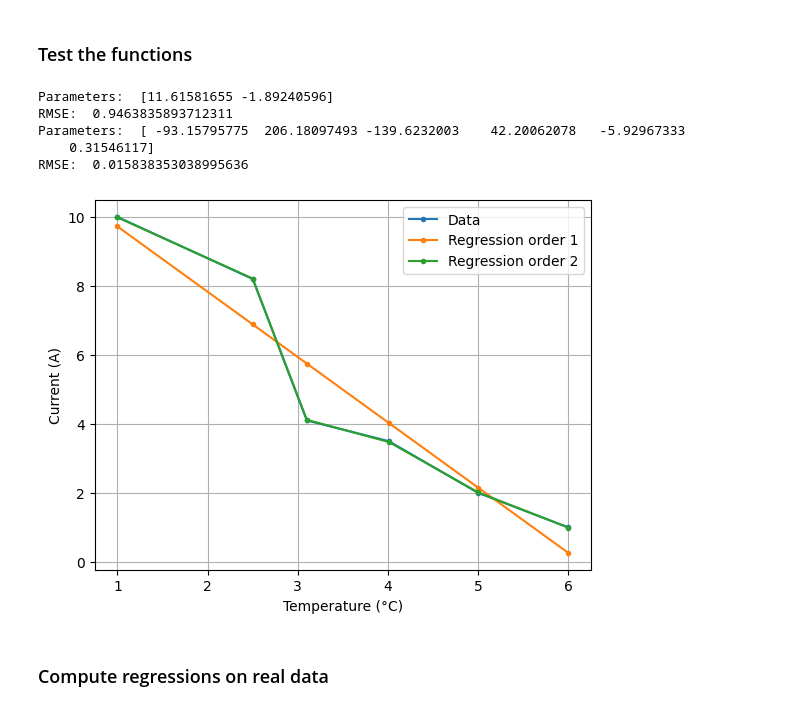
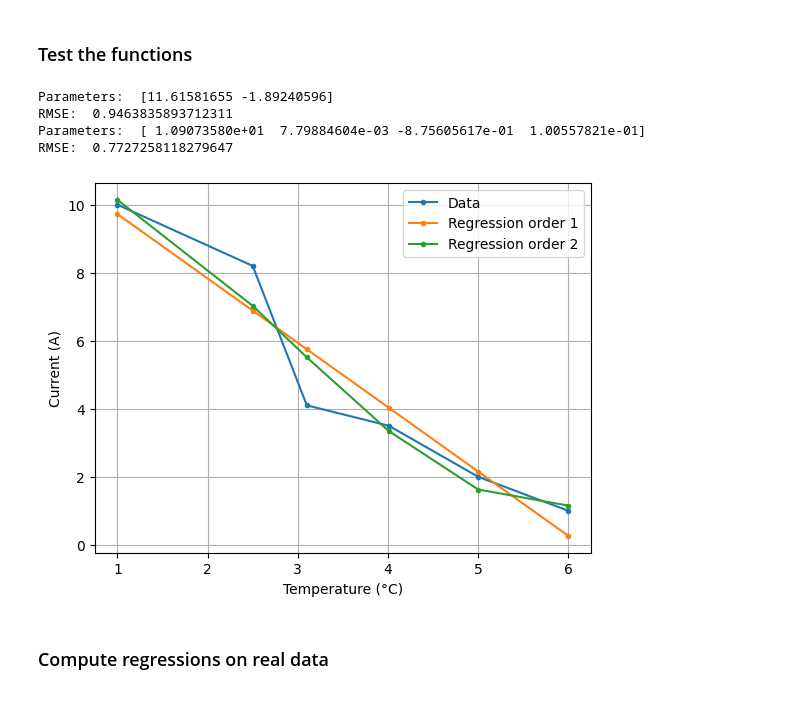
Before and after one commit to opatiny/predictiveMaintenance, a Jupyter notebook: src/notebooks/spindleCurrentVsTemperature.ipynb, the cells around one changed output. Saved outputs shown, nothing was run; the diff lists cells and outputs as text; code cells hidden in the pictures.

```diff
--- a/src/notebooks/spindleCurrentVsTemperature.ipynb
+++ b/src/notebooks/spindleCurrentVsTemperature.ipynb
@@ -404,16 +404,15 @@ def evalPolyReg(p: list, data: pd.DataFrame) -> pd.Series:
     """
     x = data.iloc[:, 0]
 
-    result = pd.Series(index=x.index, dtype=float)
-    result[:] = p[0] # offset
+    result = p[0] # the first parameter is the offset
     for i in range(1, len(p)):
         result += p[i] * x**i
     return result
 
 def errorFun(p: list, data: pd.DataFrame) -> float:
     """
-    Function for a linear regression model. The parameters are first the offset and then the slope.
-    y = p[0] + p[1] * x
+    Function for a polynomial regression model.
+    y = p[0] + p[1] * x + p[2] * x^2 + ... + p[n] * x^n
     Parameters
     ----------
     p (list): The parameters of the model.
@@ -437,36 +436,35 @@ def getPolyRegression(data: pd.DataFrame, order = 1) -> list:
 # %%
 testData = pd.DataFrame()
 testData["temperature"] = [1,2.5,3.1,4.01,5,6]
 testData["current"] = [10, 8.2, 4.1, 3.5,2,1]
 
 reg1, err1 = getPolyRegression(testData, order=1)
 print("Parameters: ", reg1)
 print("RMSE: ", err1)
 
 model1 = evalPolyReg(reg1, testData)
 
-reg2, err2 = getPolyRegression(testData, order=5)
+reg2, err2 = getPolyRegression(testData, order=3)
 print("Parameters: ", reg2)
 print("RMSE: ", err2)
 
 model2 = evalPolyReg(reg2, testData)
 
 plt.figure()
 plt.plot(testData["temperature"], testData["current"], "o-", markersize=3)
 plt.plot(testData["temperature"], model1, "o-", markersize=3)
 plt.plot(testData["temperature"], model2, "o-", markersize=3)
 plt.xlabel("Temperature (°C)")
 plt.ylabel("Current (A)")
 plt.legend(["Data", "Regression order 1", "Regression order 2"])
 plt.grid()
 plt.show()
 # %% [output]
 Parameters:  [11.61581655 -1.89240596]
 RMSE:  0.9463835893712311
-Parameters:  [ -93.15795775  206.18097493 -139.6232003    42.20062078   -5.92967333
-    0.31546117]
-RMSE:  0.015838353038995636
+Parameters:  [ 1.09073580e+01  7.79884604e-03 -8.75605617e-01  1.00557821e-01]
+RMSE:  0.7727258118279647
-[figure, old version]
+[figure, new version]
 # %% [markdown]
 ### Compute regressions on real data
 # %%
```
Also changed, not shown: parts of 1 cell of this notebook, 1 other file.
